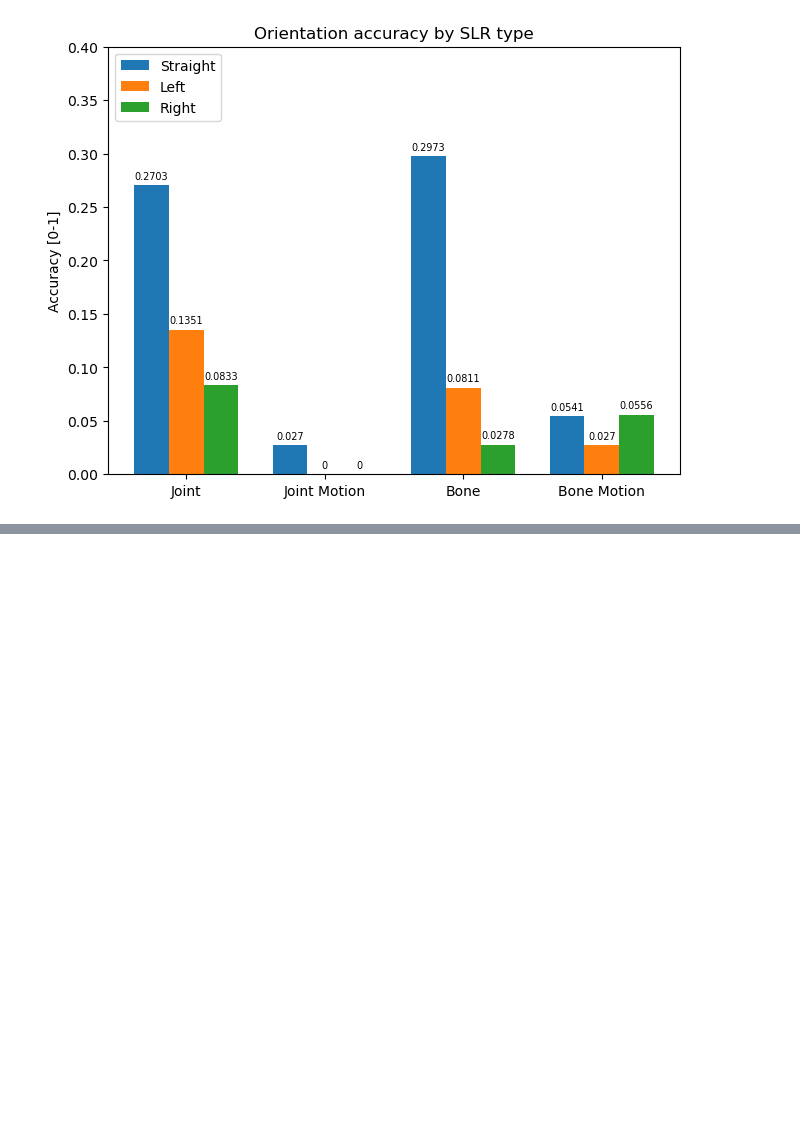
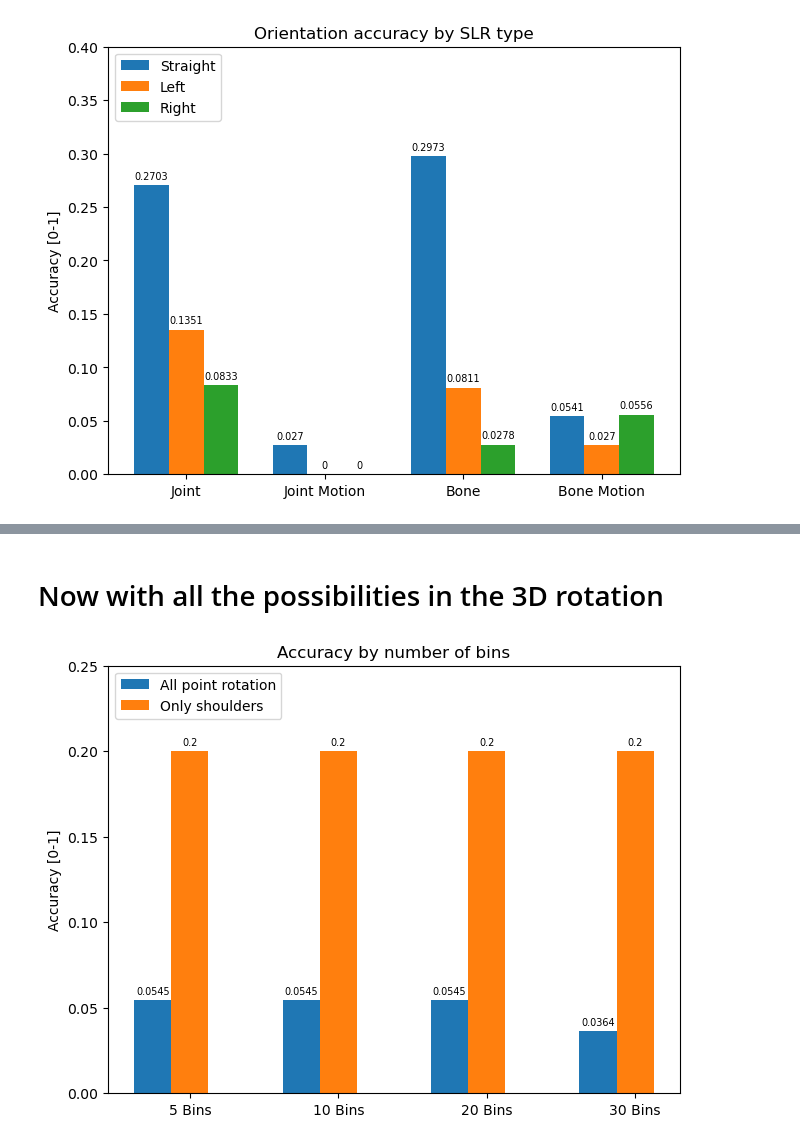
Before and after one commit to MColombari/SLR_Sentiment_Enhanced, a Jupyter notebook: ensemble/gcn/Analysis/Custom_dataset.ipynb, the cells around one changed output, grey strips where cells are left out. Drawn from its saved outputs; the diff is of its cells as text; code cells hidden in the pictures; blank space fills up the shorter version.

```diff
--- a/ensemble/gcn/Analysis/Custom_dataset.ipynb
+++ b/ensemble/gcn/Analysis/Custom_dataset.ipynb
@@ -194,0 +332,19 @@ Bone Motion
+# %% [markdown]
+# Now with all the possibilities in the 3D rotation
+# %%
+TEST_3D_BIN5_ALL = "/work/cvcs2024/SLR_sentiment_enhanced/SLRSE_model_data/SL-GCN/work_dir/test_3d_bin5_all/eval_results/epoch_0_0.05454545454545454.pkl"
+TEST_3D_BIN5_SH = "/work/cvcs2024/SLR_sentiment_enhanced/SLRSE_model_data/SL-GCN/work_dir/test_3d_bin5_sh/eval_results/epoch_0_0.2.pkl"
+TEST_3D_BIN10_ALL = "/work/cvcs2024/SLR_sentiment_enhanced/SLRSE_model_data/SL-GCN/work_dir/test_3d_bin10_all/eval_results/epoch_0_0.05454545454545454.pkl"
+TEST_3D_BIN10_SH = "/work/cvcs2024/SLR_sentiment_enhanced/SLRSE_model_data/SL-GCN/work_dir/test_3d_bin10_sh/eval_results/epoch_0_0.2.pkl"
+TEST_3D_BIN20_ALL = "/work/cvcs2024/SLR_sentiment_enhanced/SLRSE_model_data/SL-GCN/work_dir/test_3d_bin20_all/eval_results/epoch_0_0.05454545454545454.pkl"
+TEST_3D_BIN20_SH = "/work/cvcs2024/SLR_sentiment_enhanced/SLRSE_model_data/SL-GCN/work_dir/test_3d_bin20_sh/eval_results/epoch_0_0.2.pkl"
+TEST_3D_BIN30_ALL = "/work/cvcs2024/SLR_sentiment_enhanced/SLRSE_model_data/SL-GCN/work_dir/test_3d_bin30_all/eval_results/epoch_0_0.03636363636363636.pkl"
+TEST_3D_BIN30_SH = "/work/cvcs2024/SLR_sentiment_enhanced/SLRSE_model_data/SL-GCN/work_dir/test_3d_bin30_sh/eval_results/epoch_0_0.2.pkl"
+
+TEST_3D_FIXED_ANGLES_ALL = "/work/cvcs2024/SLR_sentiment_enhanced/SLRSE_model_data/SL-GCN/work_dir/test_3d_fixed_angles_all/eval_results/epoch_0_0.01818181818181818.pkl"
+TEST_3D_FIXED_ANGLES_SH = "/work/cvcs2024/SLR_sentiment_enhanced/SLRSE_model_data/SL-GCN/work_dir/test_3d_fixed_angles_sh/eval_results/epoch_0_0.14545454545454545.pkl"
+TEST_3D_FIXED_SMALL_ANGLES_ALL = "/work/cvcs2024/SLR_sentiment_enhanced/SLRSE_model_data/SL-GCN/work_dir/test_3d_fixed_small_angles_all/eval_results/epoch_0_0.07272727272727272.pkl"
+TEST_3D_FIXED_SMALL_ANGLES_SH = "/work/cvcs2024/SLR_sentiment_enhanced/SLRSE_model_data/SL-GCN/work_dir/test_3d_fixed_small_angles_sh/eval_results/epoch_0_0.17272727272727273.pkl"
+
+TEST_3D_NORMAL_ANGLES_ALL = "/work/cvcs2024/SLR_sentiment_enhanced/SLRSE_model_data/SL-GCN/work_dir/test_3d_normal_angles_all/eval_results/epoch_0_0.02727272727272727.pkl"
+TEST_3D_NORMAL_ANGLES_SH = "/work/cvcs2024/SLR_sentiment_enhanced/SLRSE_model_data/SL-GCN/work_dir/test_3d_normal_angles_sh/eval_results/epoch_0_0.16363636363636364.pkl"
@@ -194,0 +383,49 @@ Bone Motion
+# %%
+# Accuracy bins.
+
+
+def acc_per_test(file_dict):
+    acc_tot = 0
+    acc_sum = 0
+    for name, l in label_dict.items():
+        pred = file_dict[name].argmax()
+        acc_tot += 1
+        if pred == l:
+            acc_sum += 1
+    return acc_sum / acc_tot
+
+acc_list_list = []
+acc_list_list.append([acc_per_test(test_3d_bin5_all), acc_per_test(test_3d_bin5_sh)])
+acc_list_list.append([acc_per_test(test_3d_bin10_all), acc_per_test(test_3d_bin10_sh)])
+acc_list_list.append([acc_per_test(test_3d_bin20_all), acc_per_test(test_3d_bin20_sh)])
+acc_list_list.append([acc_per_test(test_3d_bin30_all), acc_per_test(test_3d_bin30_sh)])
+
+
+# Plot
+species = (["5 Bins", "10 Bins", "20 Bins", "30 Bins"])
+users_means = {
+    'All point rotation': [np.round(v[0],4) for v in acc_list_list],
+    'Only shoulders': [np.round(v[1],4) for v in acc_list_list]
+}
+
+x = np.arange(len(species))  # the label locations
+width = 0.25  # the width of the bars
+multiplier = 0
+
+fig, ax = plt.subplots(layout='constrained')
+
+for attribute, measurement in users_means.items():
+    offset = width * multiplier
+    rects = ax.bar(x + offset, measurement, width, label=attribute)
+    ax.bar_label(rects, padding=3, fontsize=7)
+    multiplier += 1
+
+# Add some text for labels, title and custom x-axis tick labels, etc.
+ax.set_ylabel('Accuracy [0-1]')
+ax.set_title('Accuracy by number of bins')
+ax.set_xticks(x + width, species)
+ax.legend(loc='upper left', labels=users_means.keys())
+ax.set_ylim(0, 0.25)
+plt.show()
+# %% [output]
+[figure, added]
```
Also changed, not shown: parts of 16 cells of this notebook, 39 other files.
